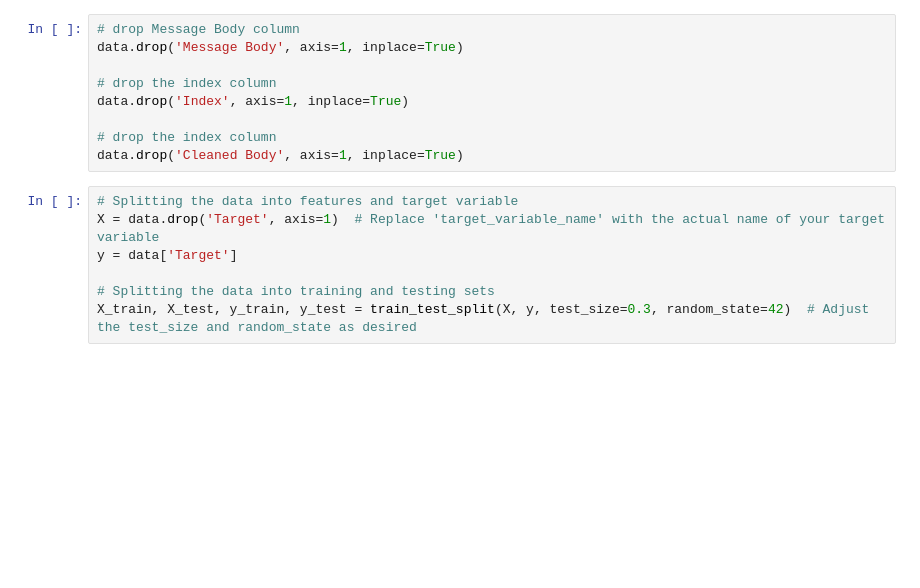
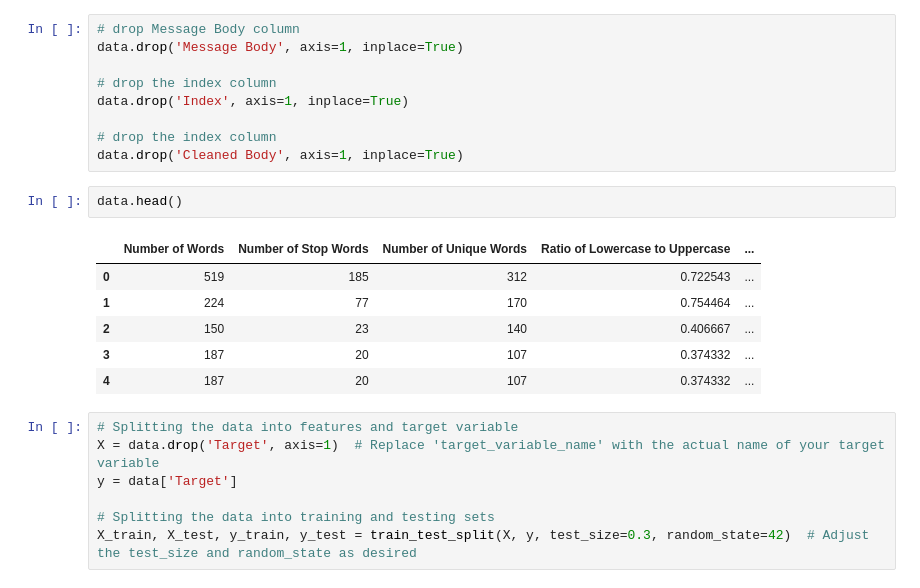
Before and after one commit to Kaewin/Applying-Neural-Networks-To-The-Classification-Of-Email-Spam---A-Literature-Survey-And-Experiment, a Jupyter notebook: nn.ipynb, the cells around one changed output. Saved outputs shown, nothing was run; the diff lists cells and outputs as text; blank space fills up the shorter version.

```diff
--- a/nn.ipynb
+++ b/nn.ipynb
@@ -30,6 +87,15 @@ data.drop('Index', axis=1, inplace=True)
 
 # drop the index column
 data.drop('Cleaned Body', axis=1, inplace=True)
+# %%
+data.head()
+# %% [output]
+|  | Number of Words | Number of Stop Words | Number of Unique Words | Ratio of Lowercase to Uppercase | ... |
+| 0 | 519 | 185 | 312 | 0.722543 | ... |
+| 1 | 224 | 77 | 170 | 0.754464 | ... |
+| 2 | 150 | 23 | 140 | 0.406667 | ... |
+| 3 | 187 | 20 | 107 | 0.374332 | ... |
+| 4 | 187 | 20 | 107 | 0.374332 | ... |
 # %%
 # Splitting the data into features and target variable
 X = data.drop('Target', axis=1)  # Replace 'target_variable_name' with the actual name of your target variable
```
Also changed, not shown: parts of 17 cells of this notebook, 2 other files.
